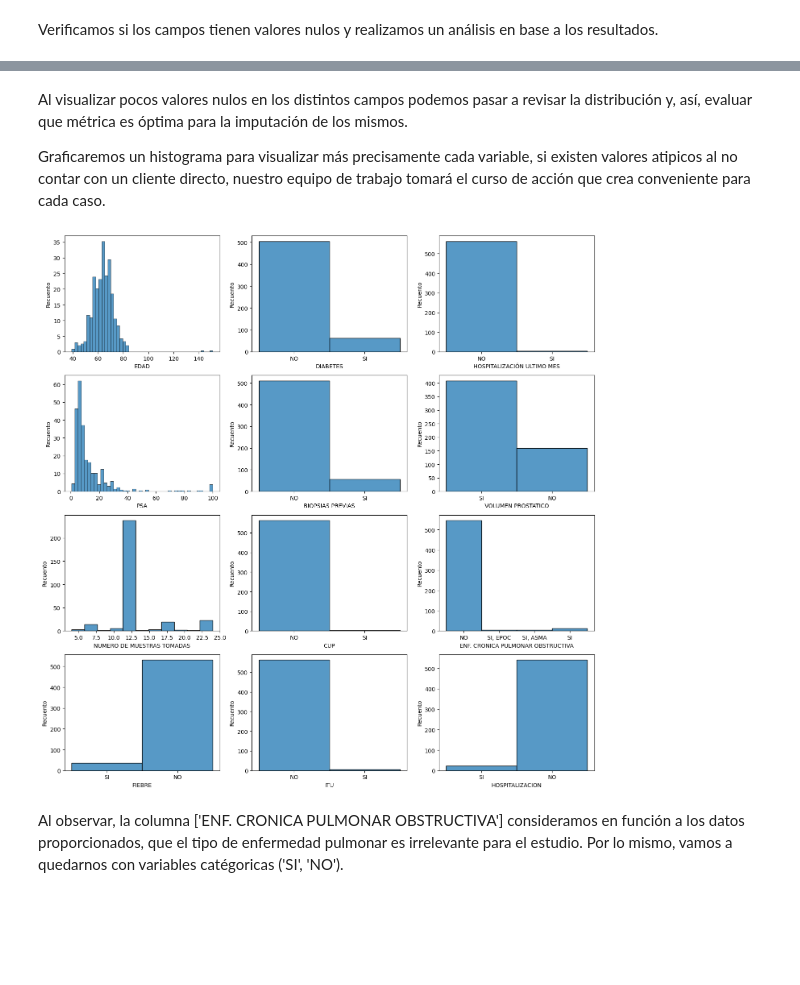
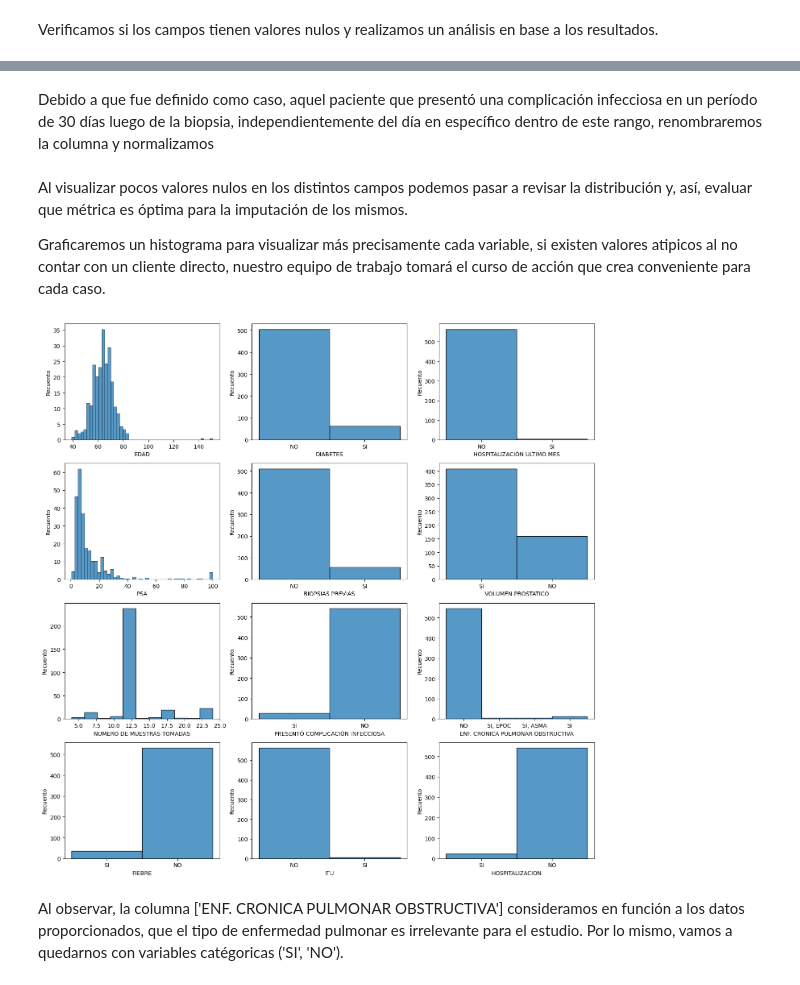
Before and after one commit to whipped-coffee/M06-Proyecto-Integrador-Machine-Learning, a Jupyter notebook: OriginalData/EDA.ipynb, the cells around one changed output, grey strips where cells are left out. Saved outputs shown, nothing was run; the diff lists cells and outputs as text; code cells hidden in the pictures; blank space fills up the shorter version.

```diff
--- a/OriginalData/EDA.ipynb
+++ b/OriginalData/EDA.ipynb
@@ -56,22 +56,27 @@ ITU presenta: 2 valores nulos
 TIPO DE CULTIVO presenta: 2 valores nulos
 PATRON DE RESISTENCIA presenta: 2 valores nulos
 HOSPITALIZACION presenta: 5 valores nulos
+# %% [markdown]
+Debido a que fue definido como caso, aquel paciente que presentó una complicación infecciosa en un período de 30 días luego de la biopsia, independientemente del día en específico dentro de este rango, renombraremos la columna y normalizamos
+# %%
+dataHosp.rename(columns={'NUMERO DE DIAS POST BIOPSIA EN QUE SE PRESENTA LA COMPLICACIÓN INFECCIOSA': 'PRESENTÓ COMPLICACIÓN INFECCIOSA'}, inplace=True)
+dataHosp.loc[dataHosp['PRESENTÓ COMPLICACIÓN INFECCIOSA'] != 'NO', 'PRESENTÓ COMPLICACIÓN INFECCIOSA'] = 'SI'
 # %% [markdown]
 Al visualizar pocos valores nulos en los distintos campos podemos pasar a revisar la distribución y, así, evaluar que métrica es óptima para la imputación de los mismos.
 
 Graficaremos un histograma para visualizar más precisamente cada variable, si existen valores atipicos al no contar con un cliente directo, nuestro equipo de trabajo tomará el curso de acción que crea conveniente para cada caso.
 # %%
 fig, axes = plt.subplots(4, 3, figsize=(14, 14))
-features = ['EDAD','DIABETES','HOSPITALIZACIÓN ULTIMO MES'],['PSA','BIOPSIAS PREVIAS','VOLUMEN PROSTATICO'],['NUMERO DE MUESTRAS TOMADAS','CUP','ENF. CRONICA PULMONAR OBSTRUCTIVA'],['FIEBRE','ITU','HOSPITALIZACION']
+features = ['EDAD','DIABETES','HOSPITALIZACIÓN ULTIMO MES'],['PSA','BIOPSIAS PREVIAS','VOLUMEN PROSTATICO'],['NUMERO DE MUESTRAS TOMADAS','PRESENTÓ COMPLICACIÓN INFECCIOSA','ENF. CRONICA PULMONAR OBSTRUCTIVA'],['FIEBRE','ITU','HOSPITALIZACION']
 for i in range(len(features)):
     for j in range(len(features[i])):
         ax = sns.histplot(dataHosp[features[i][j]], kde=False, stat='frequency', ax=axes[i][j])
         ax.set_ylabel('Recuento')
 
 plt.tight_layout()  # Ajustar el espaciado entre los subplots
 plt.show()
 # %% [output]
-[figure, old version]
+[figure, new version]
 # %% [markdown]
 Al observar, la columna ['ENF. CRONICA PULMONAR OBSTRUCTIVA'] consideramos en función a los datos proporcionados, que el tipo de enfermedad pulmonar es irrelevante para el estudio. Por lo mismo, vamos a quedarnos con variables catégoricas ('SI', 'NO').
 # %%
```
Also changed, not shown: parts of 13 cells of this notebook, 4 other files.
